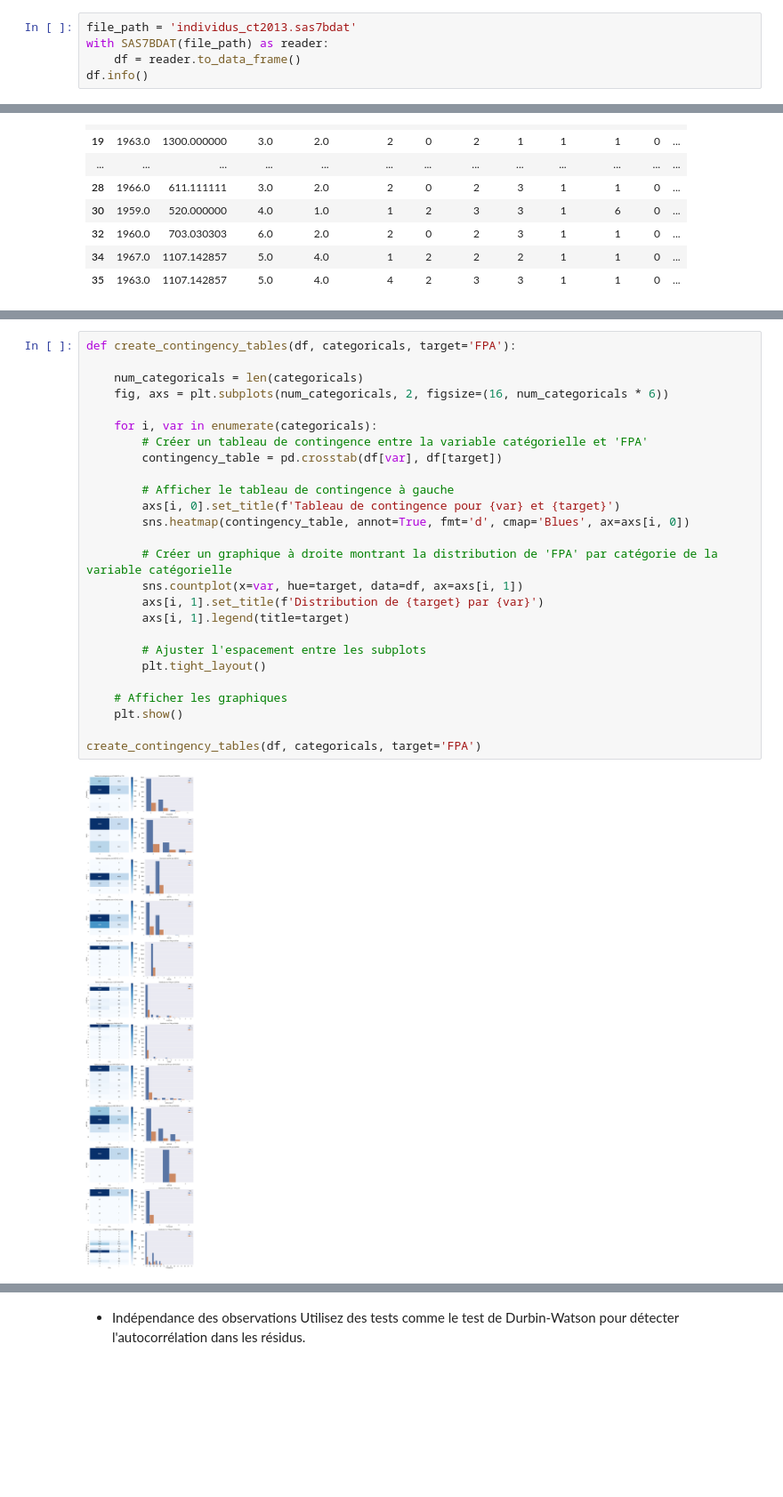
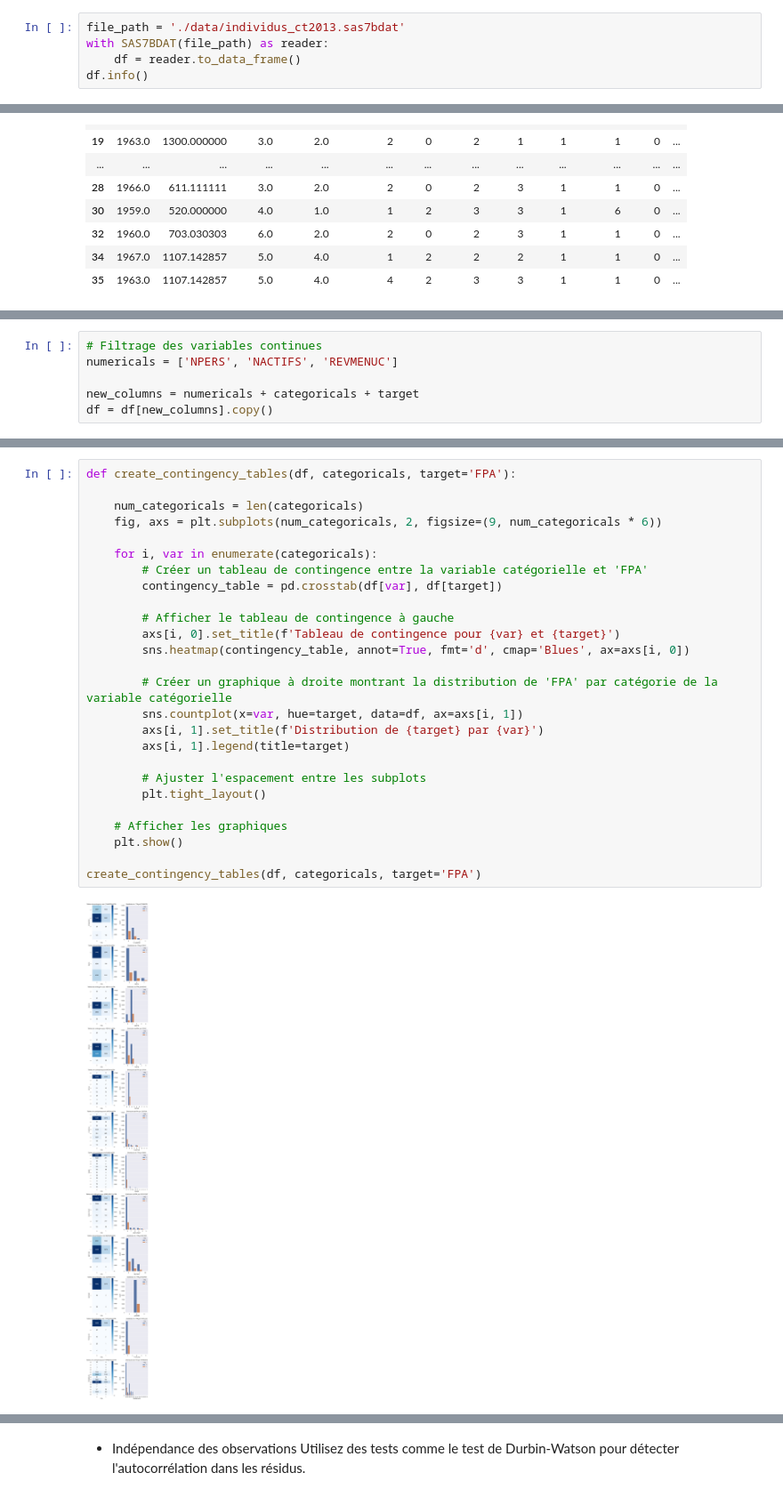
Before and after one commit to mriusero/projet-statistique, a Jupyter notebook: Partie_pratique/projet_2/Notebook_regression_logistique.ipynb, the cells around one changed output, grey strips where cells are left out. Shown at 89% size. Drawn from its saved outputs; the diff is of its cells as text; blank space fills up the shorter version.

```diff
--- a/Partie_pratique/projet_2/Notebook_regression_logistique.ipynb
+++ b/Partie_pratique/projet_2/Notebook_regression_logistique.ipynb
@@ -17,7 +26,7 @@ import statsmodels.api as sm
 # %% [markdown]
 ## DataFrame
 # %%
-file_path = 'individus_ct2013.sas7bdat'
+file_path = './data/individus_ct2013.sas7bdat'
 with SAS7BDAT(file_path) as reader:
     df = reader.to_data_frame()
 df.info()
@@ -274,0 +279,6 @@ Variable : NACTIFS, Statistique t : nan, Valeur p : nan
+# %%
+# Filtrage des variables continues
+numericals = ['NPERS', 'NACTIFS', 'REVMENUC']
+
+new_columns = numericals + categoricals + target
+df = df[new_columns].copy()
@@ -275,29 +288,29 @@ Variable : NACTIFS, Statistique t : nan, Valeur p : nan
 # %%
 def create_contingency_tables(df, categoricals, target='FPA'):
 
     num_categoricals = len(categoricals)
-    fig, axs = plt.subplots(num_categoricals, 2, figsize=(16, num_categoricals * 6))
+    fig, axs = plt.subplots(num_categoricals, 2, figsize=(9, num_categoricals * 6))
 
     for i, var in enumerate(categoricals):
         # Créer un tableau de contingence entre la variable catégorielle et 'FPA'
         contingency_table = pd.crosstab(df[var], df[target])
 
         # Afficher le tableau de contingence à gauche
         axs[i, 0].set_title(f'Tableau de contingence pour {var} et {target}')
         sns.heatmap(contingency_table, annot=True, fmt='d', cmap='Blues', ax=axs[i, 0])
 
         # Créer un graphique à droite montrant la distribution de 'FPA' par catégorie de la variable catégorielle
         sns.countplot(x=var, hue=target, data=df, ax=axs[i, 1])
         axs[i, 1].set_title(f'Distribution de {target} par {var}')
         axs[i, 1].legend(title=target)
 
         # Ajuster l'espacement entre les subplots
         plt.tight_layout()
 
     # Afficher les graphiques
     plt.show()
 
 create_contingency_tables(df, categoricals, target='FPA')
 # %% [output]
-[figure, old version]
+[figure, new version]
 # %% [markdown]
```
Also changed, not shown: parts of 41 cells of this notebook, 2 other files.
